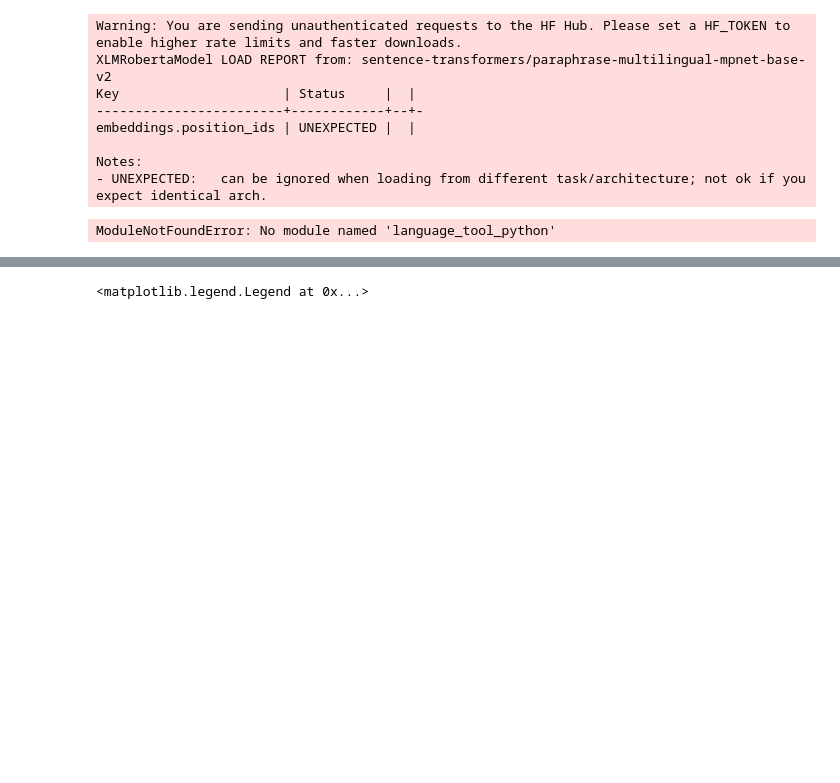
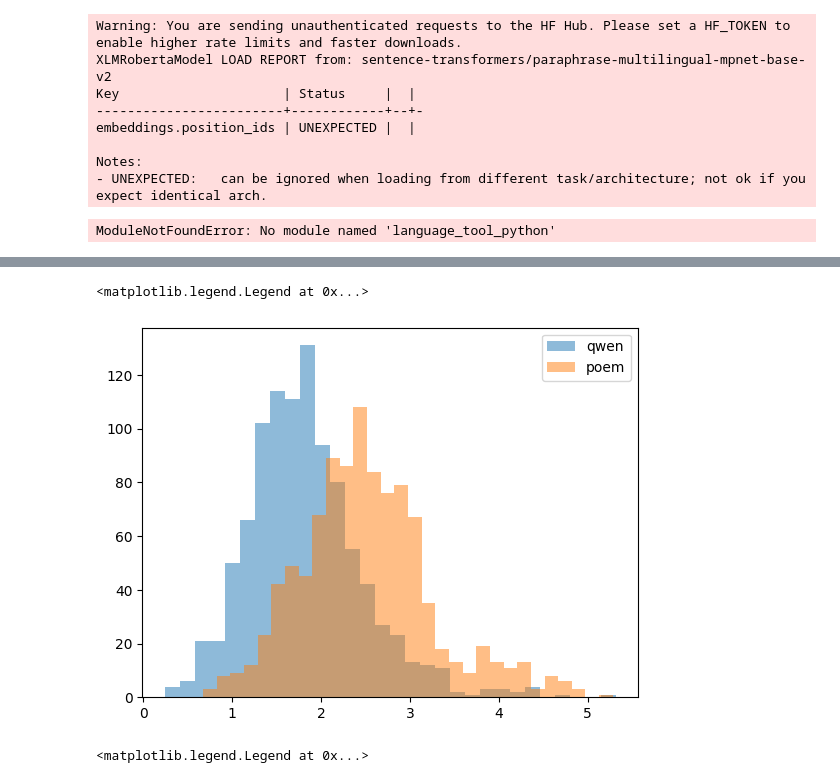
Before and after one commit to MarinaDistler/Prose-to-Poetry-RL, a Jupyter notebook: dataset-creation/check-metrics.ipynb, the cells around one changed output, grey strips where cells are left out. Cells and saved outputs as stored; diff of their text form; code cells hidden in the pictures; blank space fills up the shorter version.

```diff
--- a/dataset-creation/check-metrics.ipynb
+++ b/dataset-creation/check-metrics.ipynb
@@ -292,3 +298,12 @@ plt.legend()
+# %%
+qwen_nll = center + (1 / alpha) * torch.log((1 - qwen_outs) / qwen_outs)
+poem_nll = center + (1 / alpha) * torch.log((1 - poem_outs) / poem_outs)
+plt.hist(qwen_nll, bins=30, alpha=0.5, label='qwen')
+plt.hist(poem_nll, bins=30, alpha=0.5, label='poem')
+plt.legend()
+# %% [output]
+<matplotlib.legend.Legend at 0x...>
+[figure, added]
 # %%
 qwen_meter = meter_score_fast_fn(df)
 poems_meter = meter_score_fast_fn(poems[poems['meter'].isin(['iambos', 'choreios', 'daktylos', 'amphibrachys', 'anapaistos'])])
```
Also changed, not shown: parts of 2 cells of this notebook, 1 other file.
